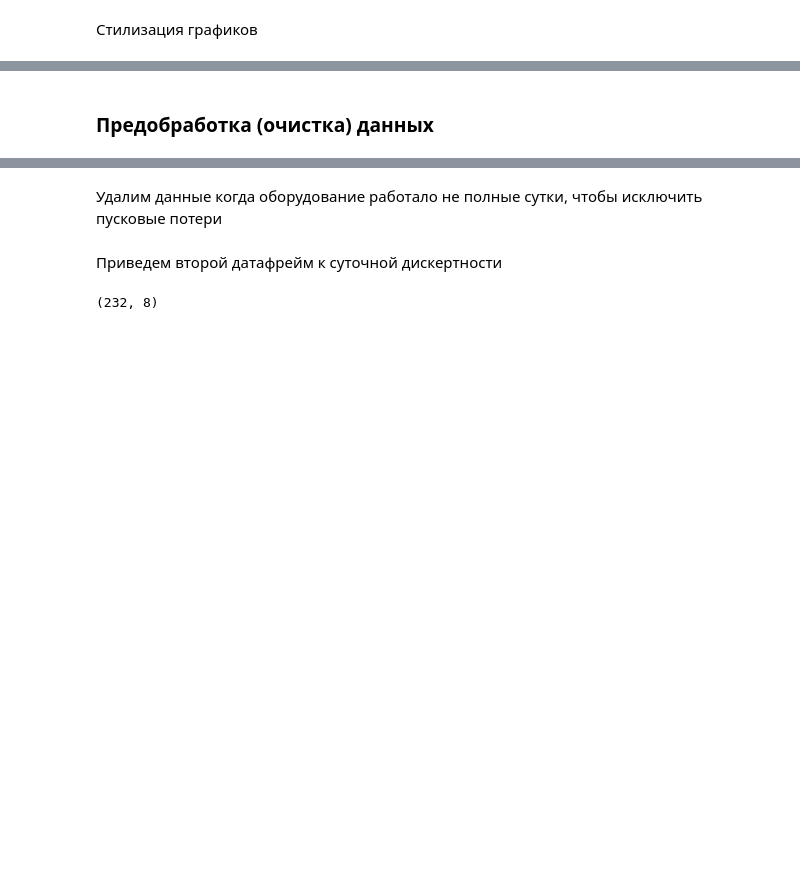
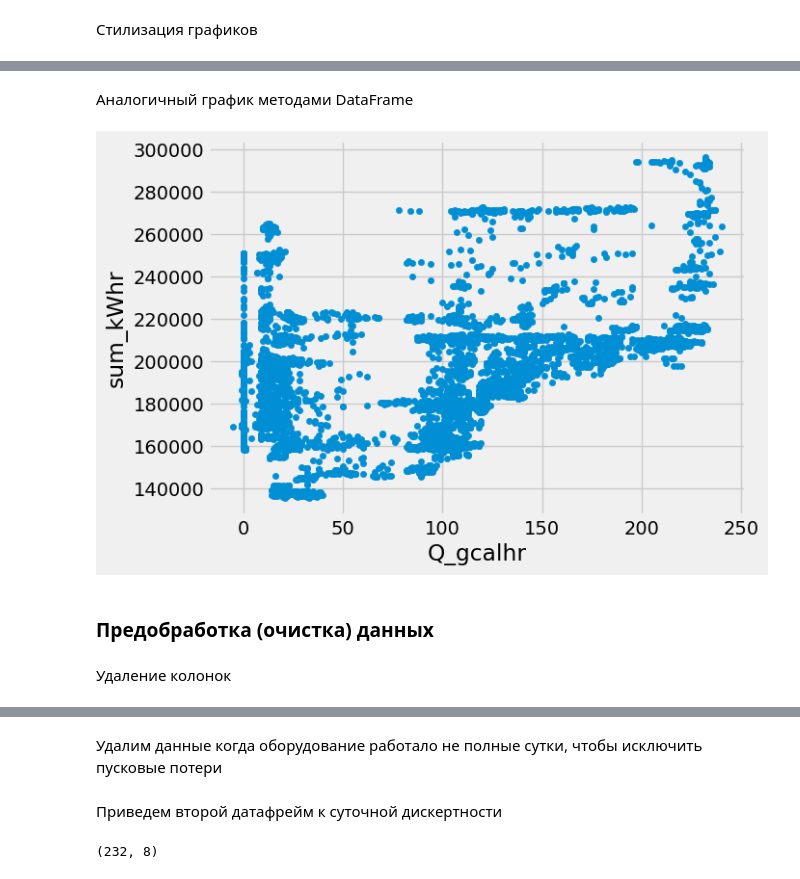
Before and after one commit to ArtyomShabunin/SMOPA, a Jupyter notebook: lesson_1.ipynb, the cells around one changed output, grey strips where cells are left out. Saved outputs shown, nothing was run; the diff lists cells and outputs as text; code cells hidden in the pictures; blank space fills up the shorter version.

```diff
--- a/lesson_1.ipynb
+++ b/lesson_1.ipynb
@@ -622,2 +639,10 @@ plt.style.use('fivethirtyeight')
+# %% [markdown]
+Аналогичный график методами DataFrame
+# %%
+df1.plot.scatter('Q_gcalhr', 'sum_kWhr');
+# %% [output]
+[figure, added]
 # %% [markdown]
 ### Предобработка (очистка) данных
+# %% [markdown]
+Удаление колонок
```
Also changed, not shown: parts of 34 cells of this notebook.
